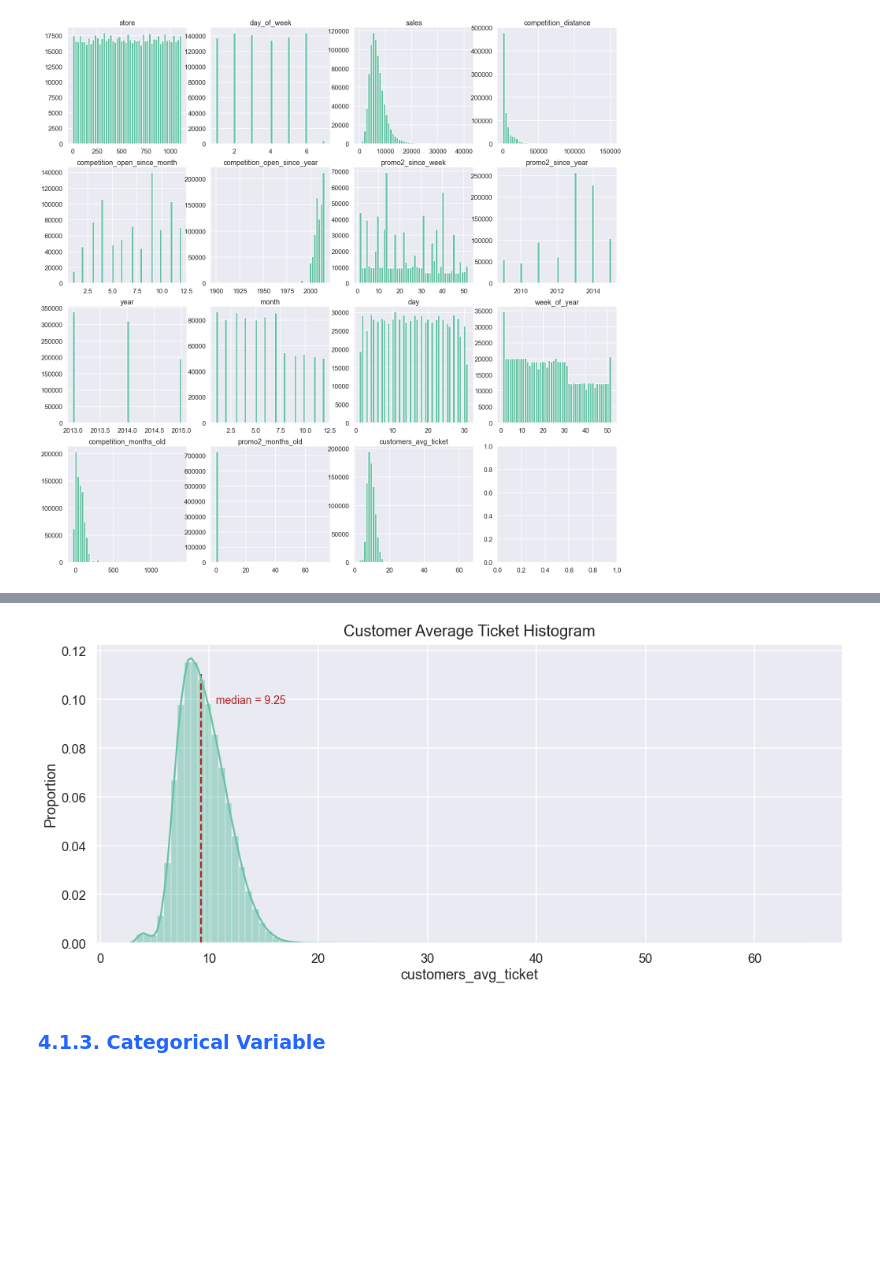
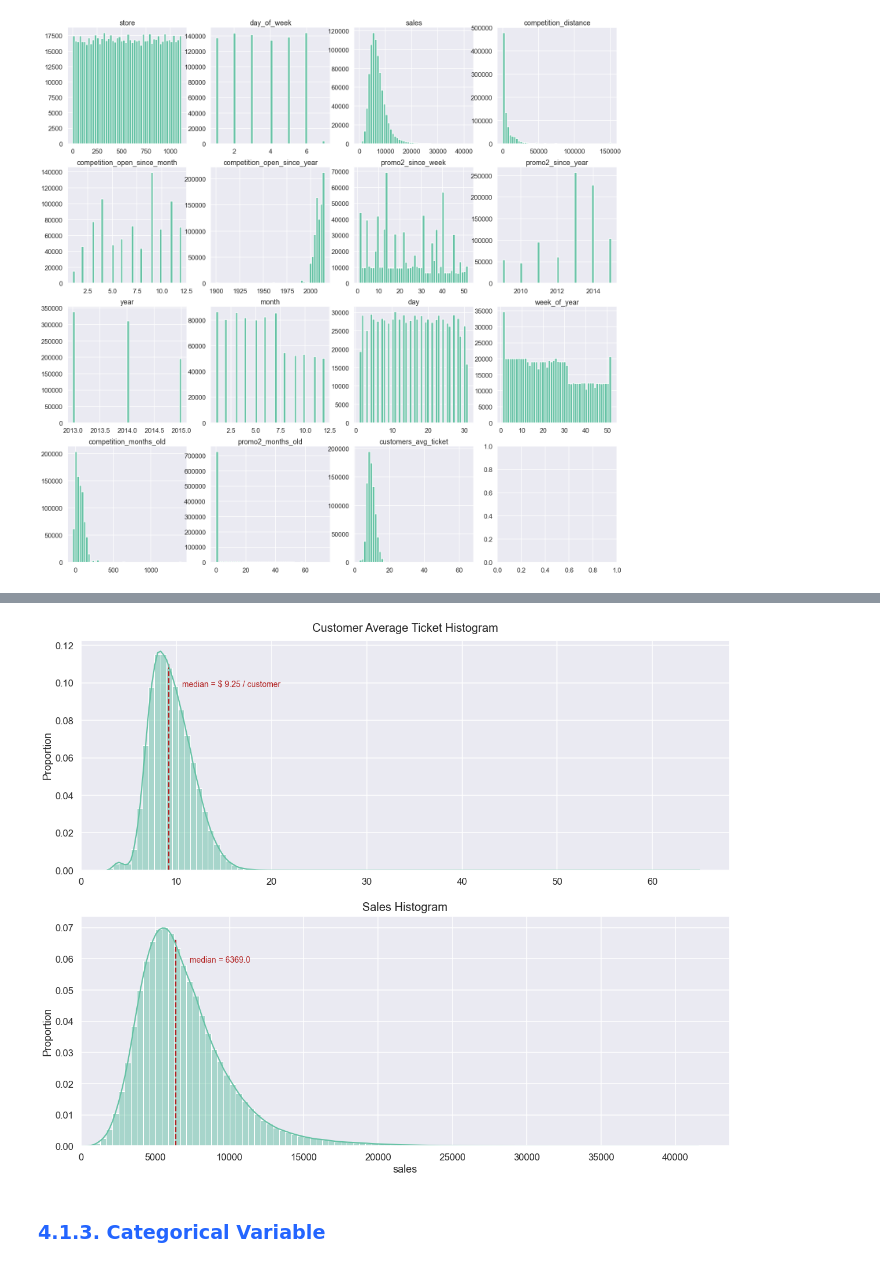
Before and after one commit to douglascpsouza/store_sales_prediction, a Jupyter notebook: notebooks/stg04_eda.ipynb, the cells around one changed output, grey strips where cells are left out. Saved outputs shown, nothing was run; the diff lists cells and outputs as text; code cells hidden in the pictures; blank space fills up the shorter version.

```diff
--- a/notebooks/stg04_eda.ipynb
+++ b/notebooks/stg04_eda.ipynb
@@ -647,18 +668,30 @@ plt.show()
 # %%
-# customers_avg_ticket - histogram
+# histograms - customers_avg_ticket AND sales
 
-ax = sns.histplot(data=df4, x='customers_avg_ticket', stat='proportion', bins=100, kde=True)
-y_min, y_max = ax.get_ylim()
+plt.figure(figsize=(20, 16))
 
-ax.figure.set_size_inches(17, 7)
-ax.set_title('Customer Average Ticket Histogram', fontsize=20, pad=10)
+plt.subplot(2, 1, 1)
+ax1 = sns.histplot(data=df4, x='customers_avg_ticket', stat='proportion', bins=100, kde=True)
+ax1.set_title('Customer Average Ticket Histogram', fontsize=20, pad=15)
+ax1.set_xlabel('')
+ax1.set_xlim(left=0)
+median1 = np.median(df4['customers_avg_ticket'])
+_, y1_max = ax1.get_ylim()
+ax1.vlines(x=median1, ymin=0, ymax=y1_max*0.9, linestyles='dashed', label='median', colors='firebrick')
+ax1.annotate(f'median = $ {median1} / customer', xy=(median1*1.15, y1_max*0.8), fontsize=14, color='firebrick')
 
-median = np.median(df_numeric['customers_avg_ticket'])
-ax.vlines(x=median, ymin=0, ymax=y_max*0.9, linestyles='dashed', label='median', colors='firebrick')
-ax.annotate(f'median = {median}', xy=(median*1.15, y_max*0.8), fontsize=14, color='firebrick')
 
-ax;
+plt.subplot(2, 1, 2)
+ax2 = sns.histplot(data=df4, x='sales', stat='proportion', bins=100, kde=True)
+ax2.set_title('Sales Histogram', fontsize=20, pad=10)
+ax2.set_xlim(left=0)
+median2 = np.median(df4['sales'])
+_, y2_max = ax2.get_ylim()
+ax2.vlines(x=median2, ymin=0, ymax=y2_max*0.9, linestyles='dashed', label='median', colors='firebrick')
+ax2.annotate(f'median = {median2}', xy=(median2*1.15, y2_max*0.8), fontsize=14, color='firebrick')
+
+plt.show()
 # %% [output]
-[figure, old version]
+[figure, new version]
 # %% [markdown]
 ### <font color='#2365FF'> 4.1.3. Categorical Variable </font>
```
Also changed, not shown: parts of 16 cells of this notebook.
